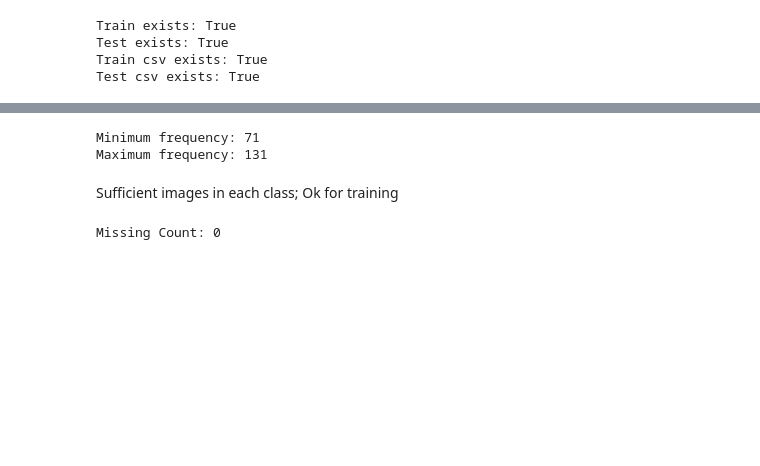
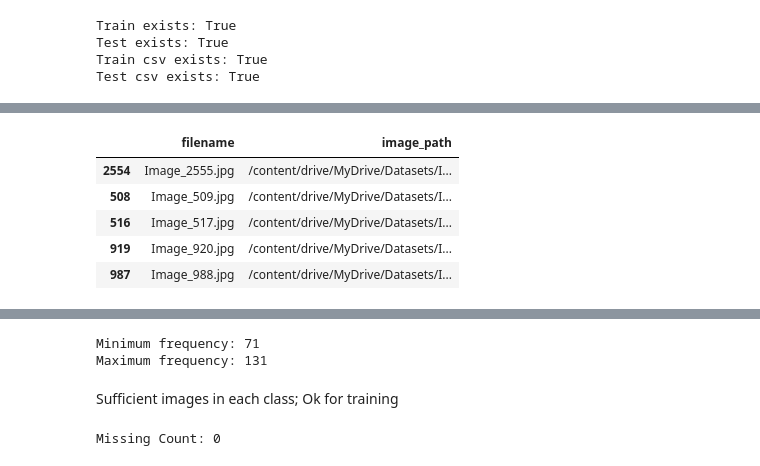
Before and after one commit to Md-Maruf-1727/butterfly-image-classification-cnn, a Jupyter notebook: notebooks/01_eda.ipynb, the cells around one changed output, grey strips where cells are left out. Cells and saved outputs as stored; diff of their text form; code cells hidden in the pictures; blank space fills up the shorter version.

```diff
--- a/notebooks/01_eda.ipynb
+++ b/notebooks/01_eda.ipynb
@@ -43,6 +53,6 @@ Test exists: True
 Train csv exists: True
 Test csv exists: True
 # %%
-#load the training csv dataset & display the 1st 5 rows
+#load the training & testing csv dataset
 train_df = pd.read_csv(DATA_DIR / "Training_set.csv")
-train_df.head()
+test_df = pd.read_csv(DATA_DIR / "Testing_set.csv")
@@ -56,7 +59,12 @@ train_df.head()
 # %%
+#image path columns
 train_df['image_path'] = train_df['filename'].apply(
     lambda x: os.path.join(DATA_DIR, "train", x)
 )
+
+test_df['image_path'] = test_df['filename'].apply(
+    lambda x:os.path.join(DATA_DIR, "test", x)
+)
 # %%
 train_df.sample(5)
 # %% [output]
@@ -68,0 +77,9 @@ train_df.sample(5)
+# %%
+test_df.sample(5)
+# %% [output]
+|  | filename | image_path |
+| 2554 | Image_2555.jpg | /content/drive/MyDrive/Datasets/I... |
+| 508 | Image_509.jpg | /content/drive/MyDrive/Datasets/I... |
+| 516 | Image_517.jpg | /content/drive/MyDrive/Datasets/I... |
+| 919 | Image_920.jpg | /content/drive/MyDrive/Datasets/I... |
+| 987 | Image_988.jpg | /content/drive/MyDrive/Datasets/I... |
```
Also changed, not shown: parts of 20 cells of this notebook.
